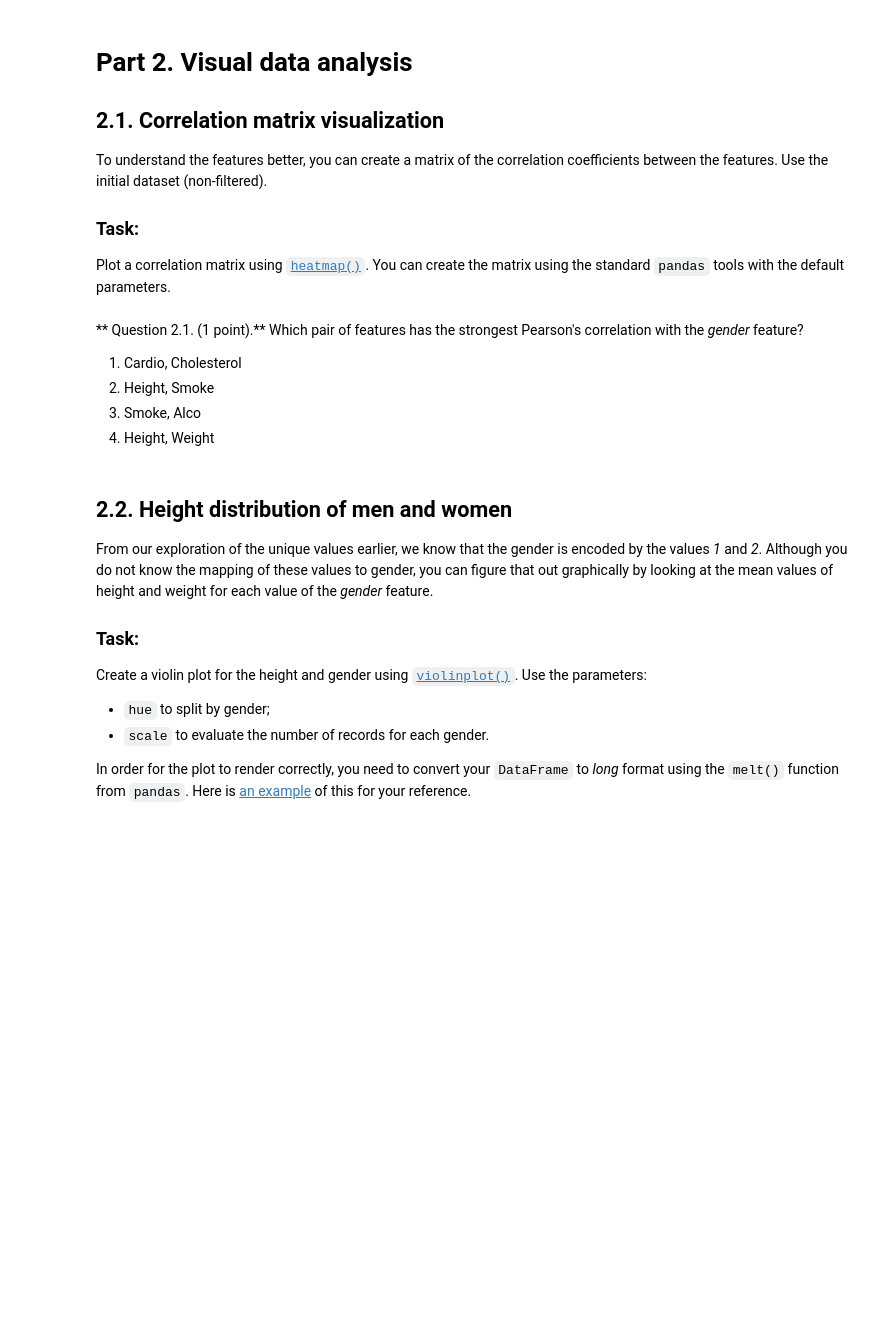
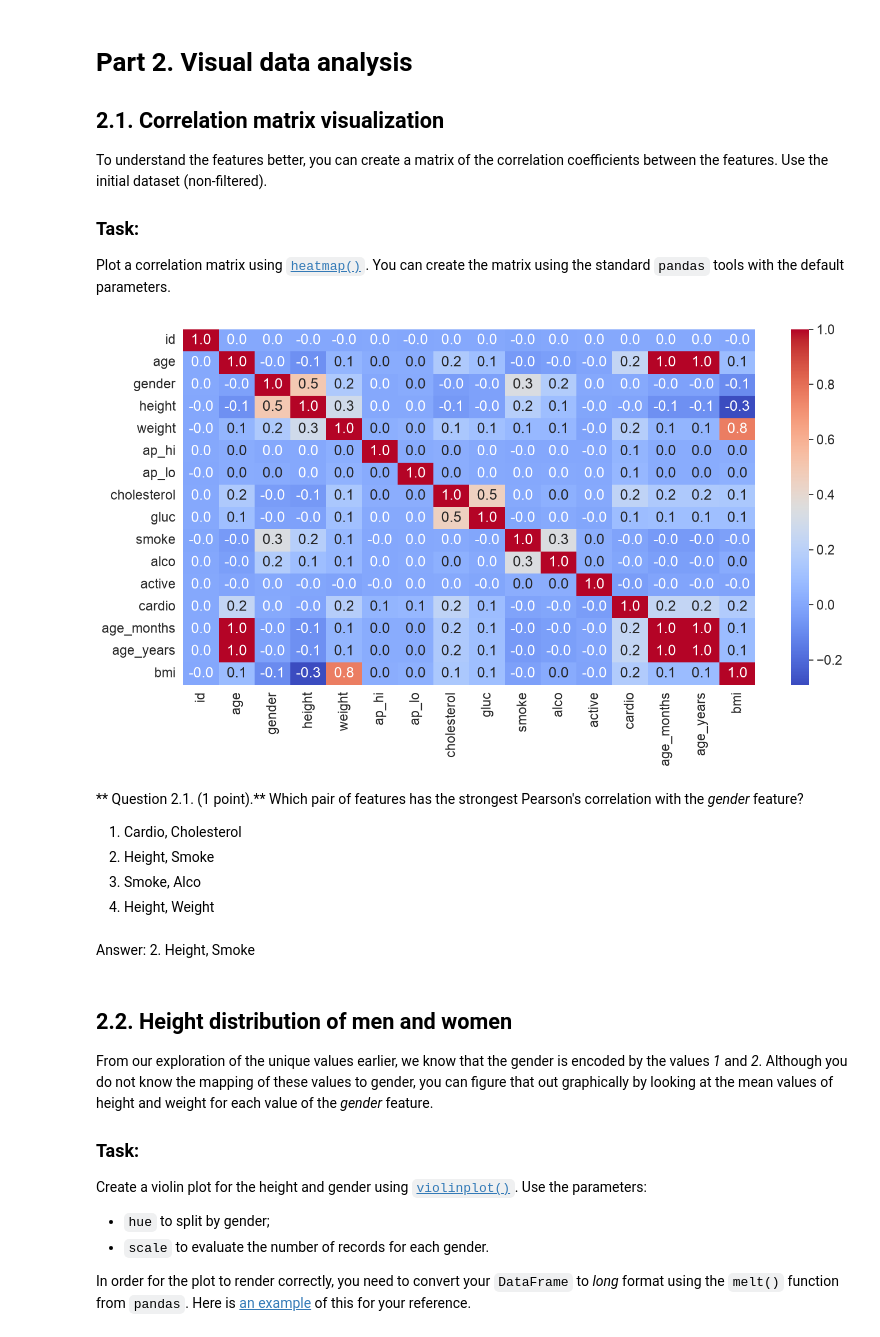
Before and after one commit to Takosaga/ml_course, a Jupyter notebook: topic02-visual-analysis/a2-demo-analyzing-cardiovascular-data.ipynb, the cells around one changed output. Drawn from its saved outputs; the diff is of its cells as text; code cells hidden in the pictures; blank space fills up the shorter version.

```diff
--- a/topic02-visual-analysis/a2-demo-analyzing-cardiovascular-data.ipynb
+++ b/topic02-visual-analysis/a2-demo-analyzing-cardiovascular-data.ipynb
@@ -254,0 +253,12 @@ Clarifications:
+# %%
+df['age_years'] = (df['age_months'] / 12).round()
+male_senior_smokers = df[(df['gender'] == 2) & (df['smoke'] == 1) & (df['age_years'].between(60, 64))]
+
+low_risk = male_senior_smokers[male_senior_smokers['ap_hi'] < 120]
+high_risk = male_senior_smokers[(male_senior_smokers['ap_hi'] >= 160) & (male_senior_smokers['ap_hi']
+ <= 180)]
+
+frac_low = low_risk['cardio'].mean()
+frac_high = high_risk['cardio'].mean()
+ratio = frac_high / frac_low
+print(ratio)
@@ -268,0 +281,14 @@ Create a new feature – BMI ([Body Mass Index](https://en.wikipedia.org/wiki/Bo
+# %%
+df['bmi'] = df['weight'] / (df['height'] / 100) ** 2
+
+print('Median BMI:', df['bmi'].median())
+
+print('BMI by gender:', df.groupby('gender')['bmi'].mean())
+
+print('BMI by cardio:', df.groupby('cardio')['bmi'].mean())
+
+healthy_nd = df[(df['cardio'] == 0) & (df['alco'] == 0)]
+men_bmi = healthy_nd[healthy_nd['gender'] == 2]['bmi']
+women_bmi = healthy_nd[healthy_nd['gender'] == 1]['bmi']
+print('Men dist from 25:', abs(men_bmi.mean() - 25))
+print('Women dist from 25:', abs(women_bmi.mean() - 25))
@@ -312,3 +366,14 @@ Plot a correlation matrix using [`heatmap()`](http://seaborn.pydata.org/generate
+# %%
+numeric_cols = df.select_dtypes(include='number').columns
+corr = df[numeric_cols].corr()
+
+gender_corr = corr['gender'].drop('gender').sort_values(key=abs, ascending=False)
+
+plt.figure(figsize=(16,8))
+sns.heatmap(corr, annot=True, fmt='.1f', cmap='coolwarm')
+plt.show()
+# %% [output]
+[figure, added]
 # %% [markdown]
 ** Question 2.1. (1 point).** Which pair of features has the strongest Pearson's correlation with the *gender* feature?
 
@@ -316,6 +381,8 @@ Plot a correlation matrix using [`heatmap()`](http://seaborn.pydata.org/generate
 2. Height, Smoke
 3. Smoke, Alco
 4. Height, Weight
+# %% [markdown]
+Answer: 2. Height, Smoke
 # %% [markdown]
 ## 2.2. Height distribution of men and women
 
```
Also changed, not shown: parts of 28 cells of this notebook, 1 other file.
